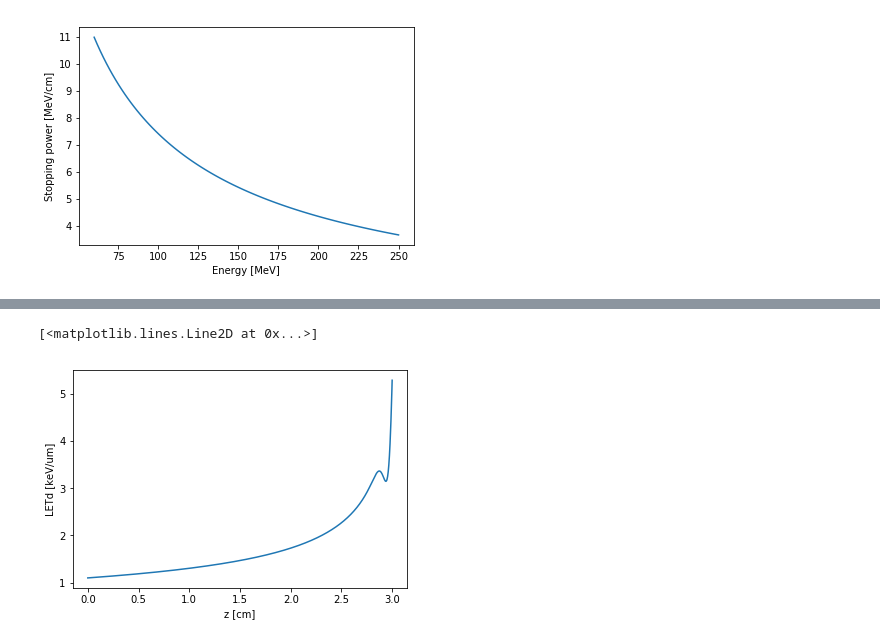
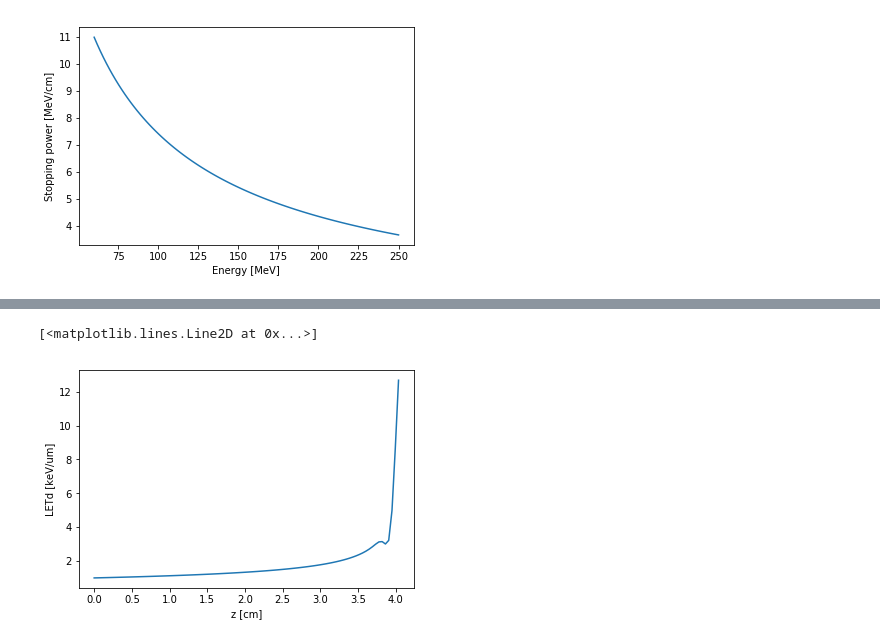
Before and after one commit to DataMedSci/PTAM, a Jupyter notebook: wilkens.ipynb, the cells around one changed output, grey strips where cells are left out. Drawn from its saved outputs; the diff is of its cells as text; code cells hidden in the pictures.

```diff
--- a/wilkens.ipynb
+++ b/wilkens.ipynb
@@ -58,7 +56,7 @@ class ERSCalc(object):
         return (resid_range_cm**(1.0/cls.p - 1.0)) / (cls.p * cls.alpha_cm_MeV**(1.0/cls.p))
 # %%
 # take as example some interesting proton beam energy
-E_MeV = 60.0
+E_MeV = 70.0
 # let's calculate range
 range_cm = ERSCalc.range_cm( E_MeV )
 # then at some specific depth lets obtain residual range
@@ -118,37 +151,31 @@ class WilkensLET(object):
         """
         # range and residual range
         range_cm = ERSCalc.range_cm(energy_MeV)
-        #print("range_cm", range_cm, "cm")
         res_range_cm = range_cm - z_cm
 
         # range straggling of monoenergetical protons, see Appendix [1]
         sigma_mono_cm = 0.01 * range_cm**0.935
-        #print("sigma_mono_cm", sigma_mono_cm, "cm")
 
         # range equivalent of energy straggline, equation (A2) in [1]
         sigma_r_cm = sigma_energy_MeV * (ERSCalc.alpha_cm_MeV**(1.0/ERSCalc.p)) * ERSCalc.p * (range_cm**(1.0-1.0/ERSCalc.p))
-        #print("sigma_r_cm", sigma_r_cm, "cm")
 
         # total sigma, equation (A3) in [1]
         sigma_cm = (sigma_mono_cm**2 + sigma_r_cm**2)**0.5
-        #print("sigma_cm", sigma_cm, "cm")
 
         # zeta variable introduced for equation (A8) in [1]
         zeta = (z_cm - range_cm) / sigma_cm
-        #print("zeta", zeta)
 
         # xi variable introduced for equation (A11) in [1]
         xi = (z_cm - range_cm - cls.R_cm) / sigma_cm
-        #print("xi", xi)
 
         # main part of <S>_z as in quation (10) or (A12) in [1]
         q = 1.0+1.0/ERSCalc.p
-        mean_S_z_part = (sigma_cm**q) * sp.special.gamma(q) * cls.d_tilde(q, xi, zeta)
+        mean_S_z_part = (sigma_cm**q) * mp.gamma(q) * cls.d_tilde(q, xi, zeta)
         mean_S_z_part -= cls.R_cm * ((0.5 * cls.R_cm)**(1.0/ERSCalc.p)) * np.exp(-(zeta**2 + xi**2)/8.0)
 
         # main part of <S2>_z as in quation (10) or (A14) in [1]
         r = 2.0/ERSCalc.p
-        mean_S2_z_part = (sigma_cm**r) * sp.special.gamma(r) * cls.d_tilde(r, xi, zeta)
+        mean_S2_z_part = (sigma_cm**r) * mp.gamma(r) * cls.d_tilde(r, xi, zeta)
         mean_S2_z_part -= 2.0 * ((0.5 * cls.R_cm)**r) * np.exp(-(zeta**2 + xi**2)/8.0)
 
         # factor part of <S2>_z divided by <S>_z
@@ -162,15 +189,15 @@ class WilkensLET(object):
 
         return result
 # %%
-E_MeV = 60
+E_MeV = 70
 sigma_E_MeV = 0.5
-z_cm = np.linspace(start=0, stop=3, num=1000)
+z_cm = np.linspace(start=0, stop=4.3, num=100)
 let_MeV_cm = WilkensLET.let_d_MeV_cm(E_MeV, sigma_E_MeV, z_cm)
 let_keV_um = 0.1 * let_MeV_cm
 
 plt.xlabel("z [cm]")
 plt.ylabel("LETd [keV/um]")
 plt.plot(z_cm, let_keV_um)
 # %% [output]
 [<matplotlib.lines.Line2D at 0x...>]
-[figure, old version]
+[figure, new version]
```
Also changed, not shown: parts of 5 cells of this notebook, 1 other file.
